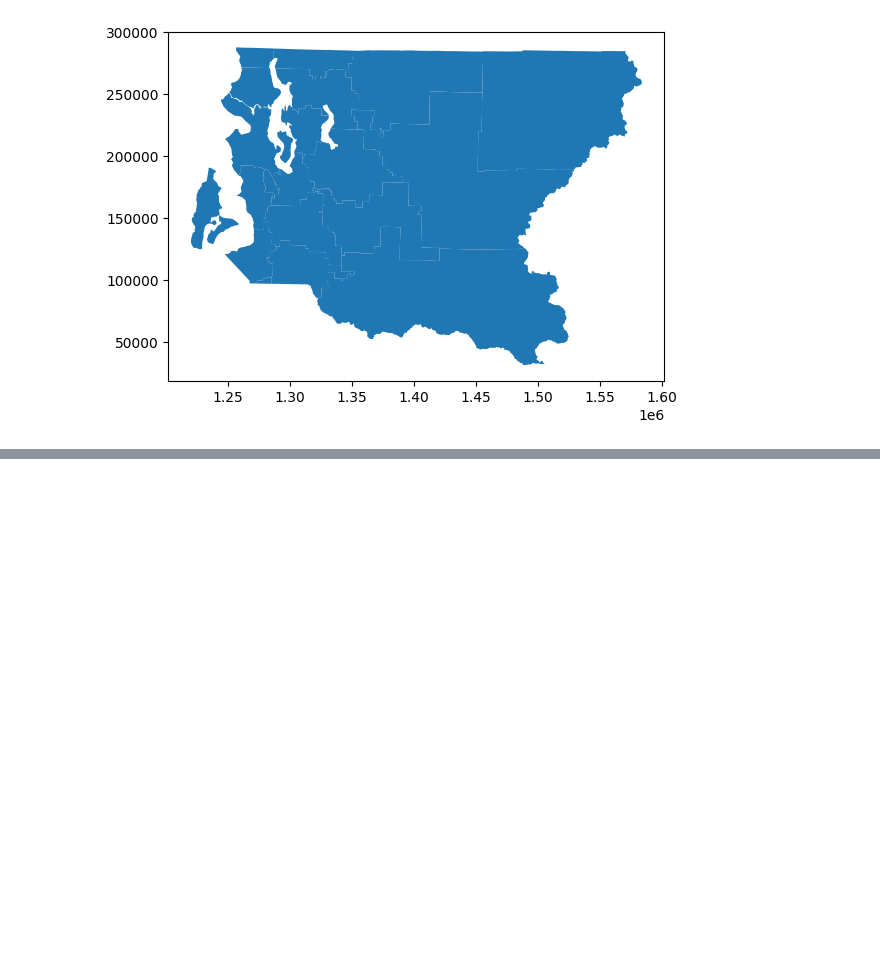
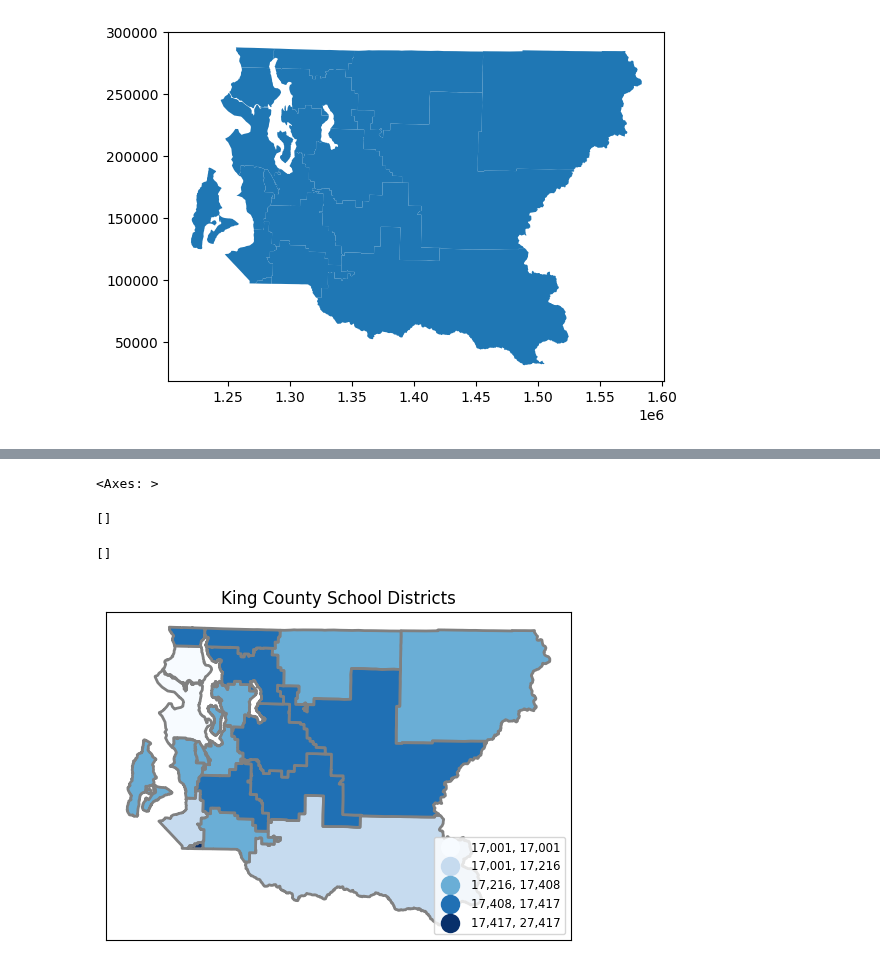
Before and after one commit to Spontyrupple/mamaine, a Jupyter notebook: King_County.ipynb, the cells around one changed output, grey strips where cells are left out. Saved outputs shown, nothing was run; the diff lists cells and outputs as text; code cells hidden in the pictures; blank space fills up the shorter version.

```diff
--- a/King_County.ipynb
+++ b/King_County.ipynb
@@ -60,3 +60,9 @@ kingc.plot()
 # %% [output]
 <Axes: >
 [figure]
+# %%
+#i found one and reposted on my website, download it onto colab:
+! wget -q -O kingcounty.zip https://docs.google.com/uc?id=1oZr6tGskrK9bh1Fcnr7YR4CGurSMcOAT&export=download
+
+zip_ref = zipfile.ZipFile('kingcounty.zip', 'r'); zip_ref.extractall(); zip_ref.close() #just unzipping
+kingc=gpd.read_file('School_Districts_in_King_County___schdst_area.shp') #load the shapefile with gpd as njC
@@ -62,0 +88,2 @@ kingc.plot()
+# %%
+kingc=kingc[['SCHDST','NAME','DSTNUM','geometry']]
@@ -62,0 +95,22 @@ kingc.plot()
+# %%
+# Convert the 'DSTNUM' column to numeric type
+kingc['DSTNUM'] = pd.to_numeric(kingc['DSTNUM'])
+# %%
+#first thematic map! lets unpack options esp fmt for dec pts; more later sec 'bells and whistles'
+fig, ax = plt.subplots(1, figsize=(6,10))
+kingc.plot(ax=ax,column='DSTNUM',legend=True,cmap='Blues',scheme='natural_breaks',k=5,
+         edgecolor='grey',linewidth=2,legend_kwds= {"fmt": "{:,.0f}",
+        'loc':'lower right','title_fontsize':'medium','fontsize':'small','markerscale':1.4}) #
+#leg1 = ax.get_legend()
+#leg1.set_title('''Population Density
+#2010 (pers/sq mi)''')
+ax.title.set_text("King County School Districts")
+ax.set_xticks([]) #kills xticks
+ax.set_yticks([]) #kills xticks
+#plt.savefig('fig.pdf',bbox_inches='tight') #,pad_inches=0.1, dpi=200, transparent=True #eps, jpeg, jpg, pdf, pgf, png, ps, raw, rgba, svg, svgz, tif, tiff
+#files.download('fig.pdf') #note can also right click fig and save image as
+# %% [output]
+<Axes: >
+[]
+[]
+[figure, added]
```
Also changed, not shown: parts of 3 cells of this notebook.
